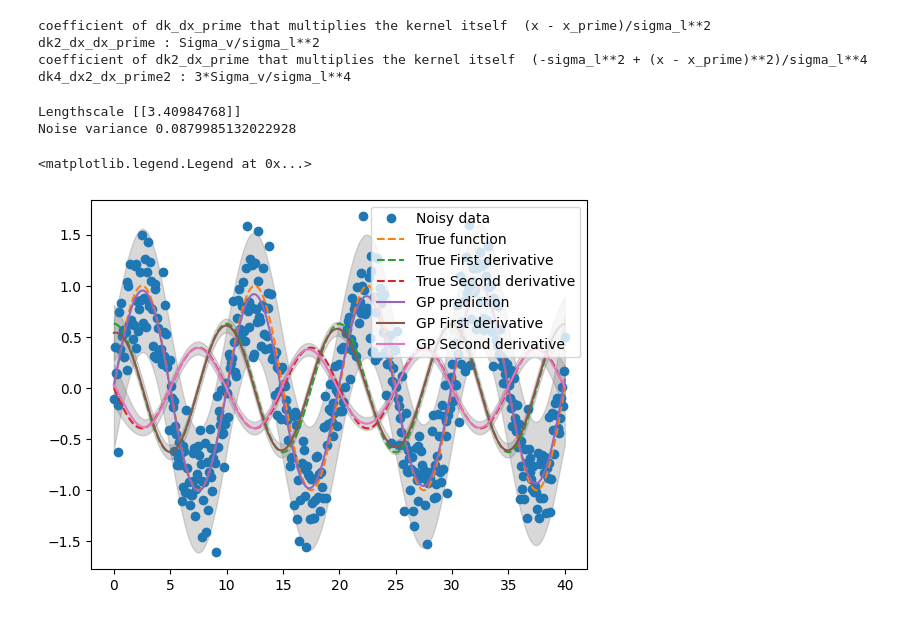
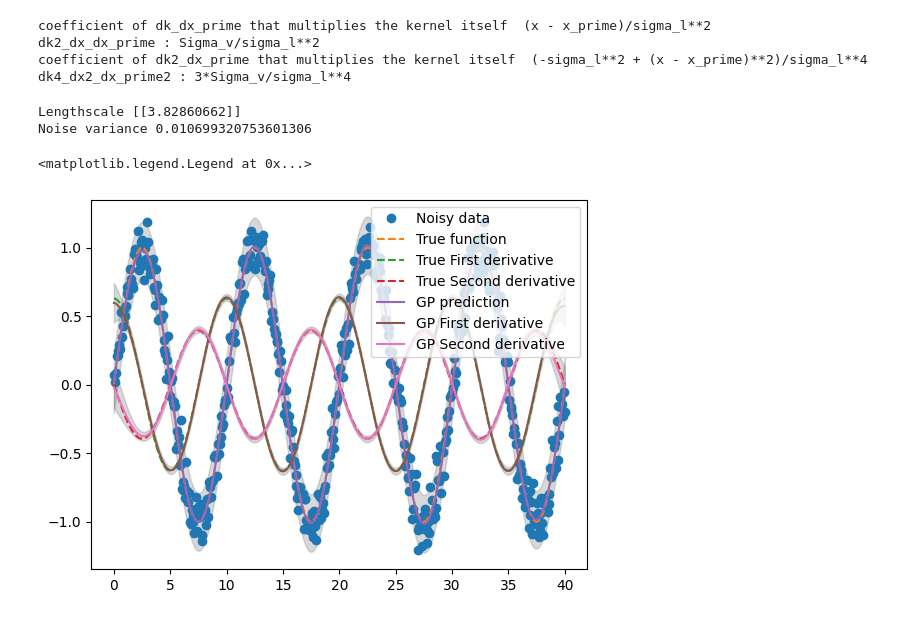
Before and after one commit to franzesegiovanni/gaussian_process_tutorials, a Jupyter notebook: Derivative_of_a_Gaussian_Process_is_a_Gaussian_Process.ipynb, the cells around one changed output. Saved outputs shown, nothing was run; the diff lists cells and outputs as text; code cells hidden in the pictures.

```diff
--- a/Derivative_of_a_Gaussian_Process_is_a_Gaussian_Process.ipynb
+++ b/Derivative_of_a_Gaussian_Process_is_a_Gaussian_Process.ipynb
@@ -106,7 +106,7 @@ class GPR():
         1. mean of the derivative function
         2. predicted standar deviation of the first derivative
         Each output has shape n_query x n_features x n_outputs.
-        The output in position i,j,k has the derivative respect to the j-th feature of the k-th output, in position of the i-th data point.
+        The output in position i,j,k has the derivative respect to the k-th feature of the i-th output, in position of the j-th data point.
         For the derivative of sigma n_outputs is equal to 1"""
         lscale=self.length_scales
         alfa=  self.K_inv @ self.Y
@@ -126,12 +126,12 @@ class GPR():
         #coefficient of dk_dx_prime that multiplies the kernel itself  (x - x_prime)/sigma_l**2
         dk_star_dx=  coefficient * k_star
         df_dx = dk_star_dx @ alfa
-        df_dx=df_dx.transpose(1,0,2)
+        # df_dx=df_dx.transpose(1,0,2)
         if return_covar==True:
             #dk2_dx_dx_prime : Sigma_v/sigma_l**2
             dk_star_dx_K_inv_= dk_star_dx @  self.K_inv
             var_der=self.Sigma_v/(lascale_rehaped**2) - dk_star_dx_K_inv_ @ dk_star_dx.transpose(0,2,1)
-            var_der= var_der.transpose(1,2,0)
+            var_der= var_der[np.newaxis, :, :, :]
             return df_dx, var_der
         if return_std==True:
             #dk2_dx_dx_prime : Sigma_v/sigma_l**2
@@ -139,7 +139,6 @@ class GPR():
             diag_k_K_inv_k = np.sum(dk_star_dx_K_inv_ * dk_star_dx, axis=2)
             var_diag= self.Sigma_v/(lascale_rehaped**2) - diag_k_K_inv_k
             sigma_df_dx=np.sqrt(var_diag)
-            sigma_df_dx= sigma_df_dx.transpose(2,1,0)
             return df_dx, sigma_df_dx
         return df_dx
 
@@ -148,8 +147,8 @@ class GPR():
         There are two outputs,
         1. mean of the second derivative function
         2. predicted standar deviation of the second derivative
-        Each output has shape n_query x n_features x n_outputs.
-        The output in position i,j,k has the derivative respect to the j-th feature of the k-th output, in position of the i-th data point.
+        Each output has shape  n_outputs x n_query x n_features.
+        The output in position i,j,k has the derivative respect to the k-th feature of the i-th output, in position of the j-th data point.
         For the derivative of sigma n_outputs is equal to 1"""
         lscale=self.length_scales
         alfa=  self.K_inv @ self.Y
@@ -169,13 +168,13 @@ class GPR():
 
         dk_star_dx=  coefficient * k_star
         df_dx = dk_star_dx @ alfa
-        df_dx=df_dx.transpose(1,0,2)
+        # df_dx=df_dx.transpose(1,0,2)
         if return_covar==True:
             dk_star_dx_K_inv_= dk_star_dx @  self.K_inv
             #dk4_dx2_dx_prime2 : 3*Sigma_v/sigma_l**4
 
             var_der=3*self.Sigma_v/(lascale_rehaped**4) - dk_star_dx_K_inv_ @ dk_star_dx.transpose(0,2,1)
-            var_der= var_der.transpose(1,2,0)
+            var_der= var_der[np.newaxis, :, :, :]
             return df_dx, var_der
         if return_std==True:
 
@@ -184,14 +183,13 @@ class GPR():
             diag_k_K_inv_k = np.sum(dk_star_dx_K_inv_ * dk_star_dx, axis=2)
             var_diag= 3*self.Sigma_v/(lascale_rehaped**4) - diag_k_K_inv_k
             sigma_df_dx=np.sqrt(var_diag)
-            sigma_df_dx= sigma_df_dx.transpose(2,1,0)
             return df_dx, sigma_df_dx
 
         return df_dx
 # %%
 amplitude=1
 frequency=0.1
-noise=0.3
+noise=0.1
 number_of_cycles=4
 omega= 2*np.pi*frequency
 number_samples=500
@@ -208,8 +206,8 @@ k = C(constant_value=1)  * RBF(1*np.ones(1)) + WhiteKernel(0.01 )
 gp=GPR(kernel=k)
 gp.fit(X,Y)
 # %% [output]
-Lengthscale [[3.40984768]]
-Noise variance 0.0879985132022928
+Lengthscale [[3.82860662]]
+Noise variance 0.010699320753601306
 # %%
 t_test=np.linspace(0, number_of_cycles/frequency, int(number_samples)).reshape(-1,1)
 y_pred, std =gp.predict(t_test, return_std=True)
@@ -218,18 +216,18 @@ f_second, std_second=gp.predict_second_derivative(t_test, return_std=True)
 # %%
 # plt.plot(t_test, y_pred)
 plt.plot(t_test,  y_noise, 'o', label='Noisy data')
 plt.plot(t_test, y, '--', label='True function')
 plt.plot(t_test, dx_analytical, '--', label='True First derivative')
 plt.plot(t_test, dx2_analytical, '--', label='True Second derivative')
 plt.plot(t_test, y_pred, label='GP prediction')
-plt.plot(t_test, f_prime[:,0,0], label='GP First derivative')
-plt.plot(t_test, f_second[:,0,0], label='GP Second derivative')
+plt.plot(t_test, f_prime[0,:,0], label='GP First derivative')
+plt.plot(t_test, f_second[0,:, 0], label='GP Second derivative')
 
 plt.fill_between(t_test.reshape(-1,), y_pred[:,0]-2*std.reshape(-1,), y_pred[:,0]+2* std.reshape(-1,), color='gray', alpha=0.3)
-plt.fill_between(t_test.reshape(-1,), f_prime[:,0,0]-2*std_prime.reshape(-1,), f_prime[:,0,0]+2* std_prime.reshape(-1,), color='gray', alpha=0.3)
-plt.fill_between(t_test.reshape(-1,), f_second[:,0,0]-2* std_second.reshape(-1,), f_second[:,0,0]+2* std_second.reshape(-1,), color='gray', alpha=0.3)
+plt.fill_between(t_test.reshape(-1,), f_prime[0,:,0]-2*std_prime.reshape(-1,), f_prime[0,:,0]+2* std_prime.reshape(-1,), color='gray', alpha=0.3)
+plt.fill_between(t_test.reshape(-1,), f_second[0,:,0]-2* std_second.reshape(-1,), f_second[0,:,0]+2* std_second.reshape(-1,), color='gray', alpha=0.3)
 
 plt.legend()
 # %% [output]
 <matplotlib.legend.Legend at 0x...>
-[figure, old version]
+[figure, new version]
```
Also changed, not shown: parts of 6 cells of this notebook.
